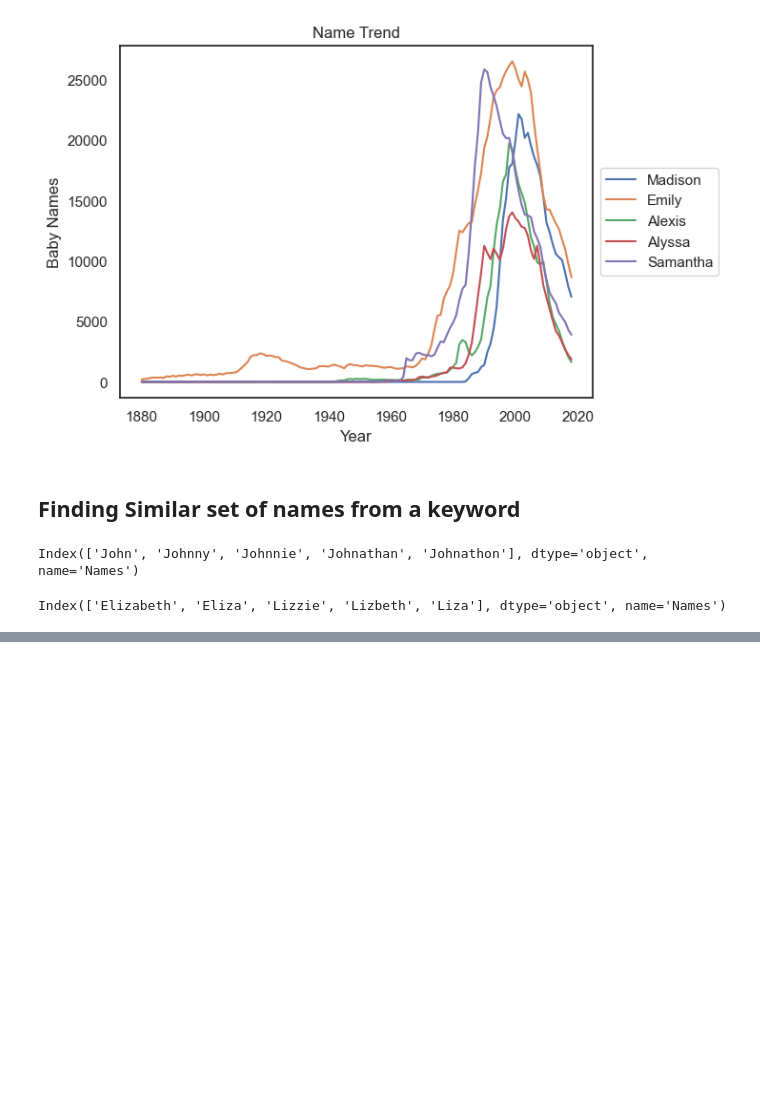
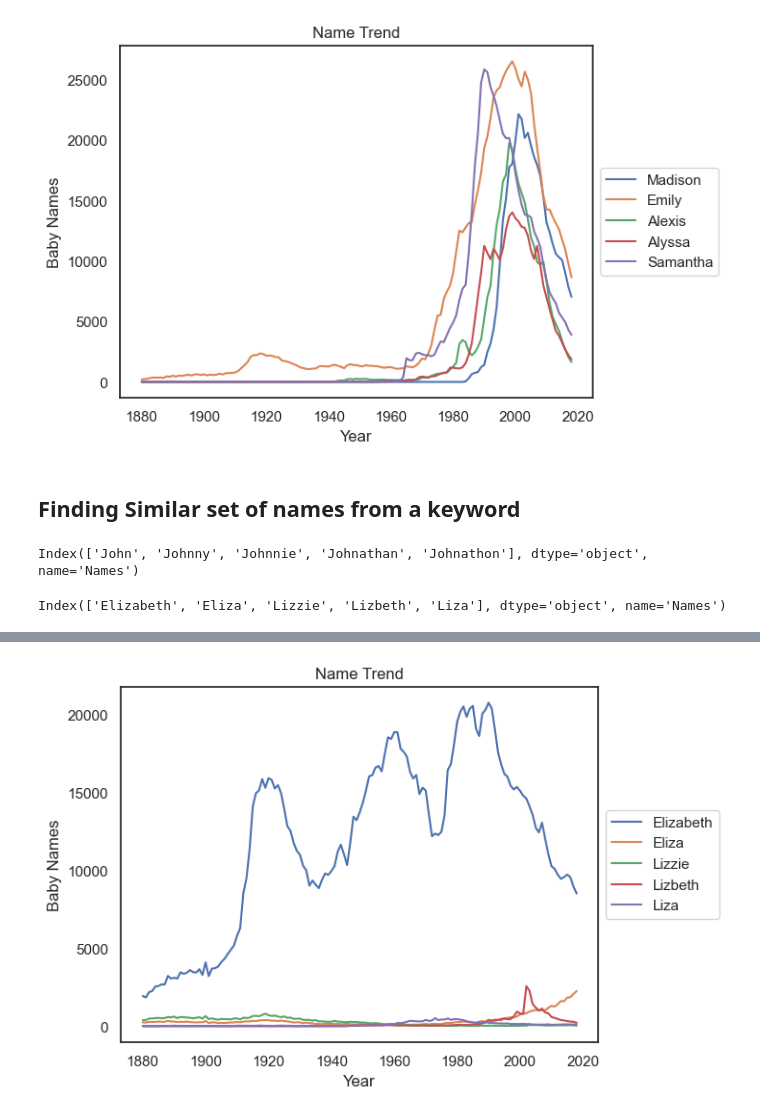
Before and after one commit to Priyagha/US_Name_Trends, a Jupyter notebook: US_Name_Trends.ipynb, the cells around one changed output, grey strips where cells are left out. Saved outputs shown, nothing was run; the diff lists cells and outputs as text; code cells hidden in the pictures; blank space fills up the shorter version.

```diff
--- a/US_Name_Trends.ipynb
+++ b/US_Name_Trends.ipynb
@@ -254,7 +254,7 @@ print(found)
 # %% [output]
 Index(['John', 'Johnny', 'Johnnie', 'Johnathan', 'Johnathon'], dtype='object', name='Names')
 # %%
-found = find_name('Liz', 'Female')
-print(found)
+female_found = find_name('Liz', 'Female')
+print(female_found)
 # %% [output]
 Index(['Elizabeth', 'Eliza', 'Lizzie', 'Lizbeth', 'Liza'], dtype='object', name='Names')
@@ -260,0 +265,4 @@ Index(['Elizabeth', 'Eliza', 'Lizzie', 'Lizbeth', 'Liza'], dtype='object', name=
+# %%
+name_plot(female_found, 'Female')
+# %% [output]
+[figure, added]
```
Also changed, not shown: parts of 2 cells of this notebook.
